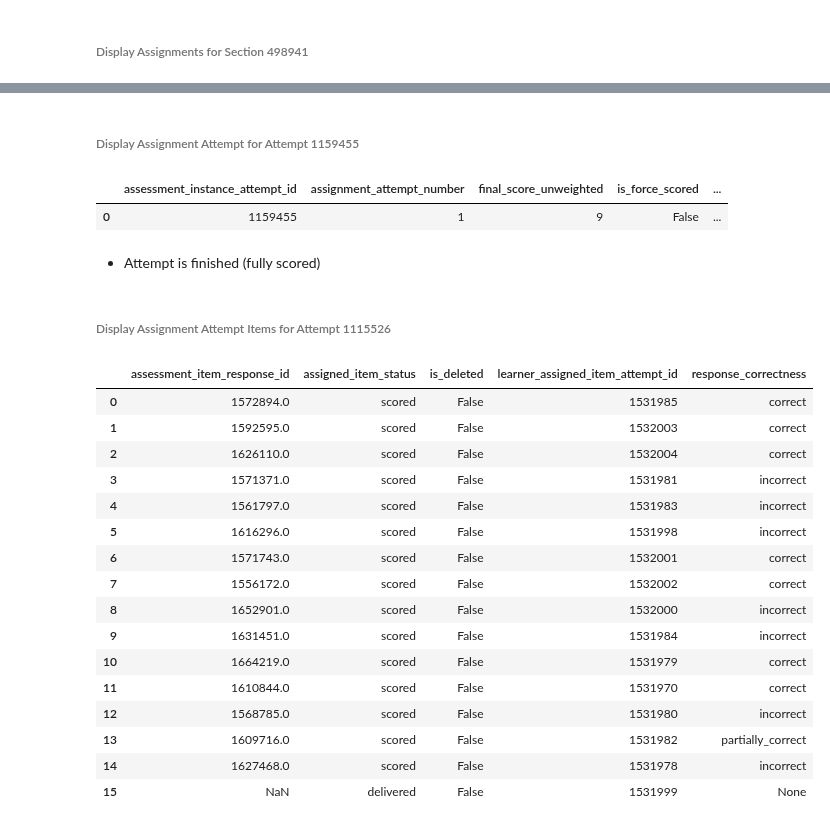
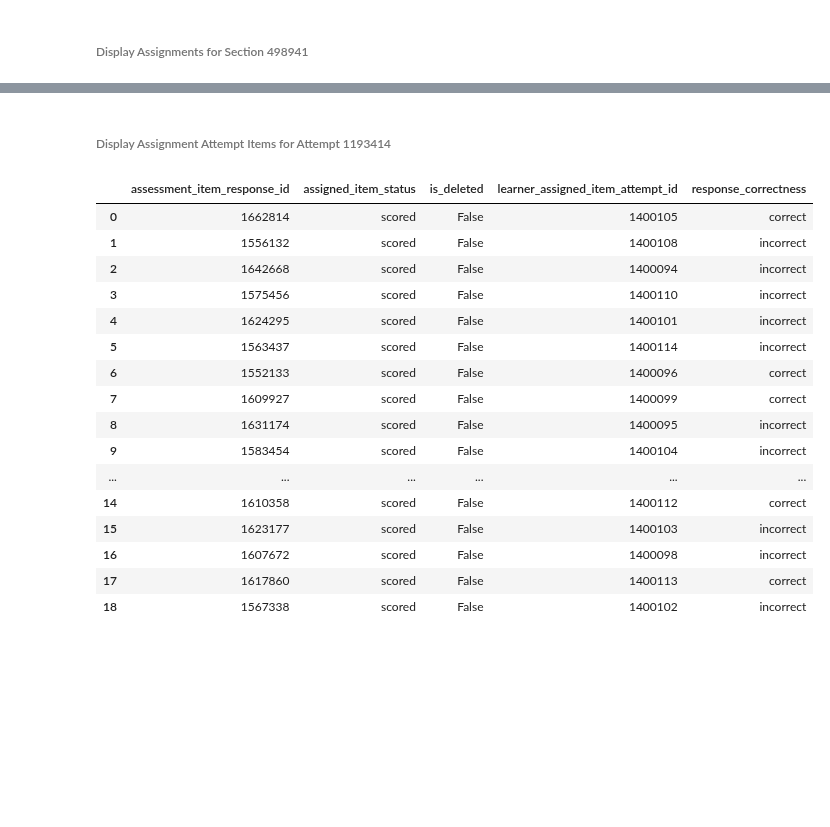
Before and after one commit to dlhinkley/c772-capstone-project, a Jupyter notebook: juniper/summary/display-sample-data.ipynb, the cells around one changed output, grey strips where cells are left out. Drawn from its saved outputs; the diff is of its cells as text; code cells hidden in the pictures; blank space fills up the shorter version.

```diff
--- a/juniper/summary/display-sample-data.ipynb
+++ b/juniper/summary/display-sample-data.ipynb
@@ -119,31 +175,22 @@ dfRaw.filter( F.col('assessment_instance_attempt_id') == 1115526 ).select(*cats[
 # %% [markdown]
-###### Display Assignment Attempt for Attempt 1159455
+###### Display Assignment Attempt Items for Attempt 1193414
 # %%
-dfRaw.filter( F.col('assessment_instance_attempt_id') == 1159455 ).select(*cats['assignmentAttemptVars']).distinct().toPandas()
+dfRaw.filter( F.col('assessment_instance_attempt_id') == 1193414 ).select(*cats['itemAttemptVars']).distinct().toPandas()
 # %% [output]
-|  | assessment_instance_attempt_id | assignment_attempt_number | final_score_unweighted | is_force_scored | ... |
-| 0 | 1159455 | 1 | 9 | False | ... |
+|  | assessment_item_response_id | assigned_item_status | is_deleted | learner_assigned_item_attempt_id | response_correctness |
+| 0 | 1662814 | scored | False | 1400105 | correct |
+| 1 | 1556132 | scored | False | 1400108 | incorrect |
+| 2 | 1642668 | scored | False | 1400094 | incorrect |
+| 3 | 1575456 | scored | False | 1400110 | incorrect |
+| 4 | 1624295 | scored | False | 1400101 | incorrect |
+| 5 | 1563437 | scored | False | 1400114 | incorrect |
+| 6 | 1552133 | scored | False | 1400096 | correct |
+| 7 | 1609927 | scored | False | 1400099 | correct |
+| 8 | 1631174 | scored | False | 1400095 | incorrect |
+| 9 | 1583454 | scored | False | 1400104 | incorrect |
+| ... | ... | ... | ... | ... | ... |
+| 14 | 1610358 | scored | False | 1400112 | correct |
+| 15 | 1623177 | scored | False | 1400103 | incorrect |
+| 16 | 1607672 | scored | False | 1400098 | incorrect |
+| 17 | 1617860 | scored | False | 1400113 | correct |
+| 18 | 1567338 | scored | False | 1400102 | incorrect |
-# %% [markdown]
-- Attempt is finished (fully scored)
-# %% [markdown]
-###### Display Assignment Attempt Items for Attempt 1115526
-# %%
-dfRaw.filter( F.col('assessment_instance_attempt_id') == 1115526 ).select(*cats['itemAttemptVars']).distinct().toPandas()
-# %% [output]
-|  | assessment_item_response_id | assigned_item_status | is_deleted | learner_assigned_item_attempt_id | response_correctness |
-| 0 | 1572894.0 | scored | False | 1531985 | correct |
-| 1 | 1592595.0 | scored | False | 1532003 | correct |
-| 2 | 1626110.0 | scored | False | 1532004 | correct |
-| 3 | 1571371.0 | scored | False | 1531981 | incorrect |
-| 4 | 1561797.0 | scored | False | 1531983 | incorrect |
-| 5 | 1616296.0 | scored | False | 1531998 | incorrect |
-| 6 | 1571743.0 | scored | False | 1532001 | correct |
-| 7 | 1556172.0 | scored | False | 1532002 | correct |
-| 8 | 1652901.0 | scored | False | 1532000 | incorrect |
-| 9 | 1631451.0 | scored | False | 1531984 | incorrect |
-| 10 | 1664219.0 | scored | False | 1531979 | correct |
-| 11 | 1610844.0 | scored | False | 1531970 | correct |
-| 12 | 1568785.0 | scored | False | 1531980 | incorrect |
-| 13 | 1609716.0 | scored | False | 1531982 | partially_correct |
-| 14 | 1627468.0 | scored | False | 1531978 | incorrect |
-| 15 | NaN | delivered | False | 1531999 | None |
```
Also changed, not shown: parts of 24 cells of this notebook, 11 other files.
